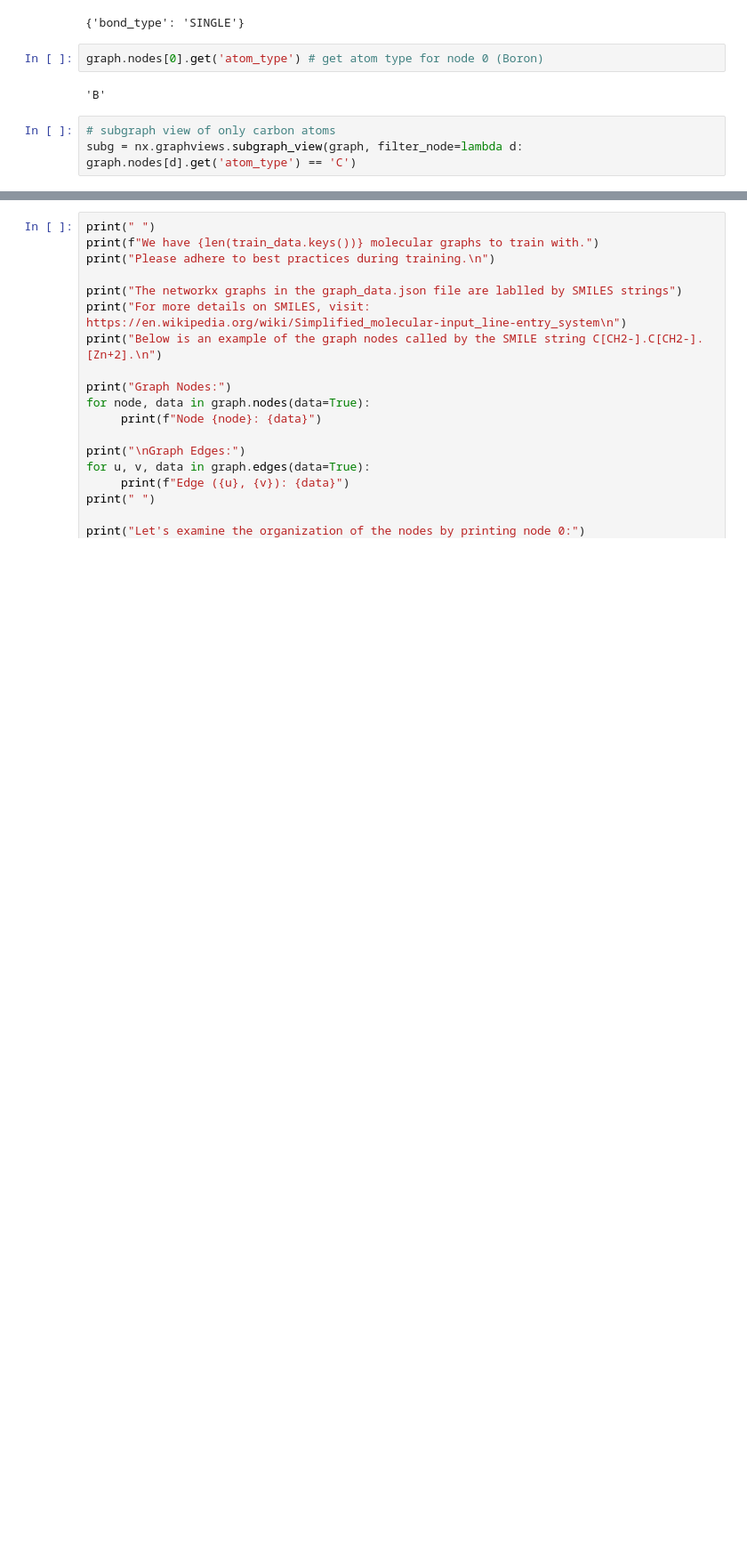
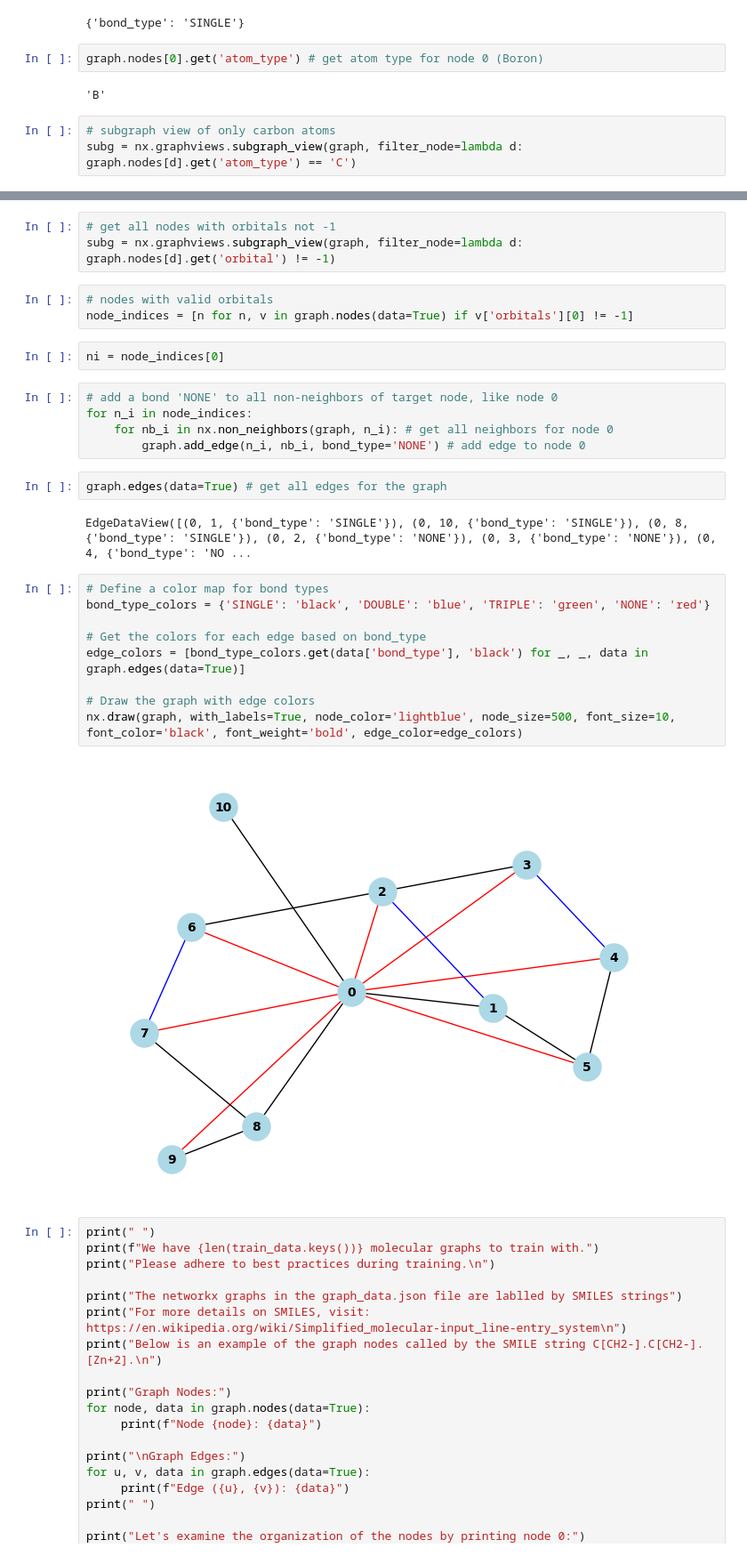
Before and after one commit to suyashk12/GNN_binding_energies, a Jupyter notebook: data_processing/networkx_tutorial.ipynb, the cells around one changed output, grey strips where cells are left out. Shown at 89% size. Drawn from its saved outputs; the diff is of its cells as text; blank space fills up the shorter version.

```diff
--- a/data_processing/networkx_tutorial.ipynb
+++ b/data_processing/networkx_tutorial.ipynb
@@ -85,3 +98,31 @@ NodeDataView({1: {'atom_type': 'C', 'formal_charge': 0, 'orbitals': [-1], 'bindi
+# %%
+# get all nodes with orbitals not -1
+subg = nx.graphviews.subgraph_view(graph, filter_node=lambda d: graph.nodes[d].get('orbital') != -1)
+# %%
+# nodes with valid orbitals
+node_indices = [n for n, v in graph.nodes(data=True) if v['orbitals'][0] != -1]
+# %%
+ni = node_indices[0]
+# %%
+# add a bond 'NONE' to all non-neighbors of target node, like node 0
+for n_i in node_indices:
+    for nb_i in nx.non_neighbors(graph, n_i): # get all neighbors for node 0
+        graph.add_edge(n_i, nb_i, bond_type='NONE') # add edge to node 0
+# %%
+graph.edges(data=True) # get all edges for the graph
+# %% [output]
+EdgeDataView([(0, 1, {'bond_type': 'SINGLE'}), (0, 10, {'bond_type': 'SINGLE'}), (0, 8, {'bond_type': 'SINGLE'}), (0, 2, {'bond_type': 'NONE'}), (0, 3, {'bond_type': 'NONE'}), (0, 4, {'bond_type': 'NO ...
+# %%
+# Define a color map for bond types
+bond_type_colors = {'SINGLE': 'black', 'DOUBLE': 'blue', 'TRIPLE': 'green', 'NONE': 'red'}
+
+# Get the colors for each edge based on bond_type
+edge_colors = [bond_type_colors.get(data['bond_type'], 'black') for _, _, data in graph.edges(data=True)]
+
+# Draw the graph with edge colors
+nx.draw(graph, with_labels=True, node_color='lightblue', node_size=500, font_size=10, font_color='black', font_weight='bold', edge_color=edge_colors)
+# %% [output]
+[figure, added]
 # %%
 print(" ")
 print(f"We have {len(train_data.keys())} molecular graphs to train with.")
```
Also changed, not shown: parts of 4 cells of this notebook.
